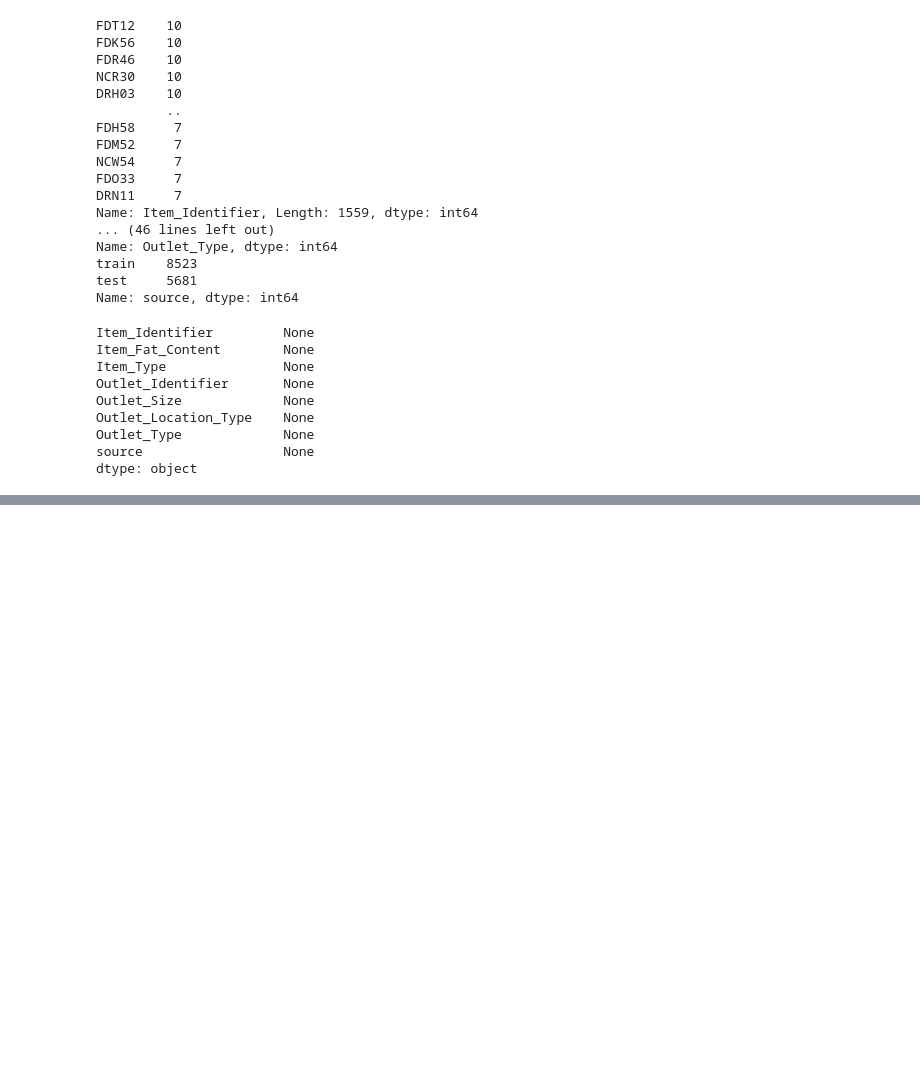
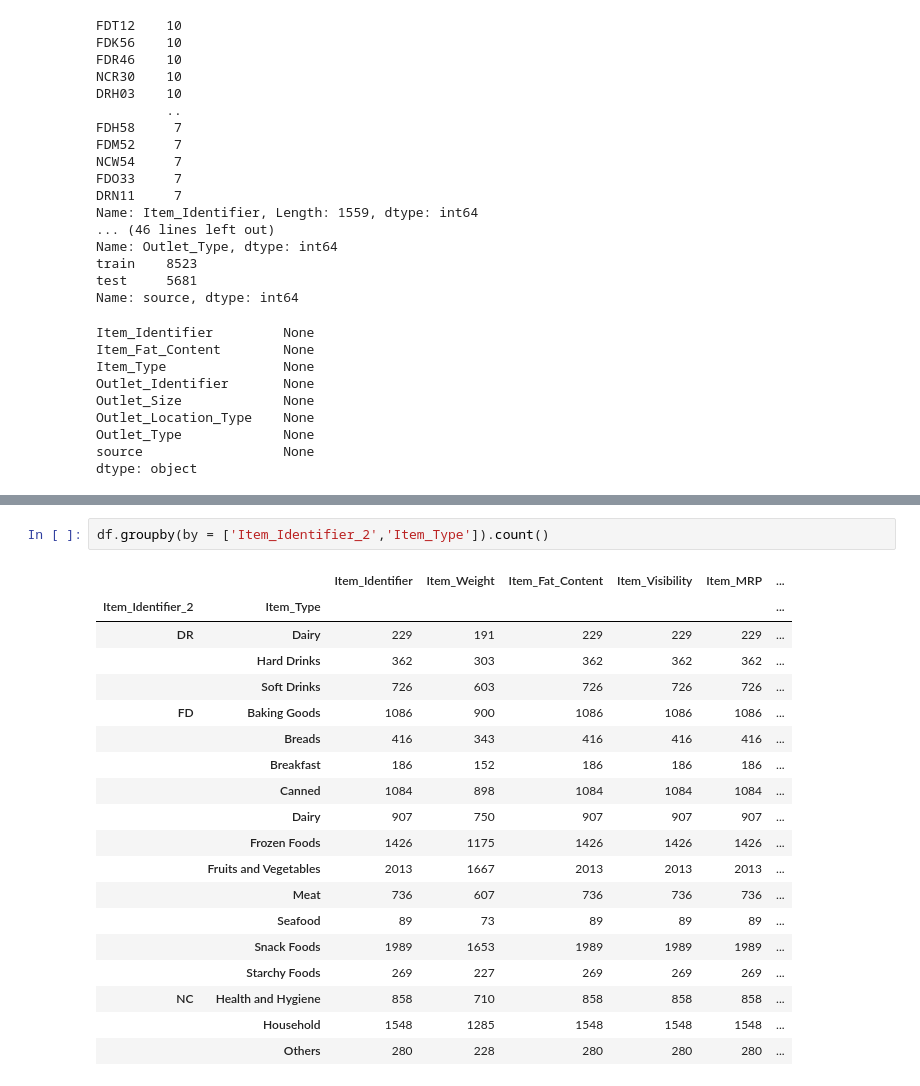
Before and after one commit to thiyanesh17/Datascience_Tasks, a Jupyter notebook: Bigmart_TG_practice.ipynb, the cells around one changed output, grey strips where cells are left out. Saved outputs shown, nothing was run; the diff lists cells and outputs as text; blank space fills up the shorter version.

```diff
--- a/Bigmart_TG_practice.ipynb
+++ b/Bigmart_TG_practice.ipynb
@@ -242,0 +329,22 @@ dtype: object
+# %%
+df.groupby(by = ['Item_Identifier_2','Item_Type']).count()
+# %% [output]
+|  |  | Item_Identifier | Item_Weight | Item_Fat_Content | Item_Visibility | Item_MRP | ... |
+| Item_Identifier_2 | Item_Type |  |  |  |  |  | ... |
+| DR | Dairy | 229 | 191 | 229 | 229 | 229 | ... |
+|  | Hard Drinks | 362 | 303 | 362 | 362 | 362 | ... |
+|  | Soft Drinks | 726 | 603 | 726 | 726 | 726 | ... |
+| FD | Baking Goods | 1086 | 900 | 1086 | 1086 | 1086 | ... |
+|  | Breads | 416 | 343 | 416 | 416 | 416 | ... |
+|  | Breakfast | 186 | 152 | 186 | 186 | 186 | ... |
+|  | Canned | 1084 | 898 | 1084 | 1084 | 1084 | ... |
+|  | Dairy | 907 | 750 | 907 | 907 | 907 | ... |
+|  | Frozen Foods | 1426 | 1175 | 1426 | 1426 | 1426 | ... |
+|  | Fruits and Vegetables | 2013 | 1667 | 2013 | 2013 | 2013 | ... |
+|  | Meat | 736 | 607 | 736 | 736 | 736 | ... |
+|  | Seafood | 89 | 73 | 89 | 89 | 89 | ... |
+|  | Snack Foods | 1989 | 1653 | 1989 | 1989 | 1989 | ... |
+|  | Starchy Foods | 269 | 227 | 269 | 269 | 269 | ... |
+| NC | Health and Hygiene | 858 | 710 | 858 | 858 | 858 | ... |
+|  | Household | 1548 | 1285 | 1548 | 1548 | 1548 | ... |
+|  | Others | 280 | 228 | 280 | 280 | 280 | ... |
```
Also changed, not shown: parts of 39 cells of this notebook.
